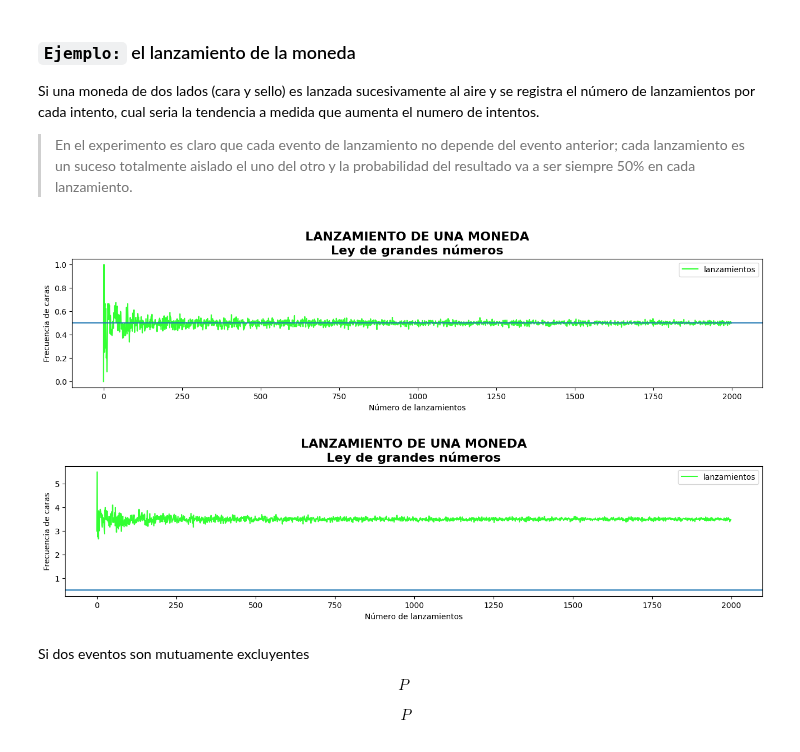
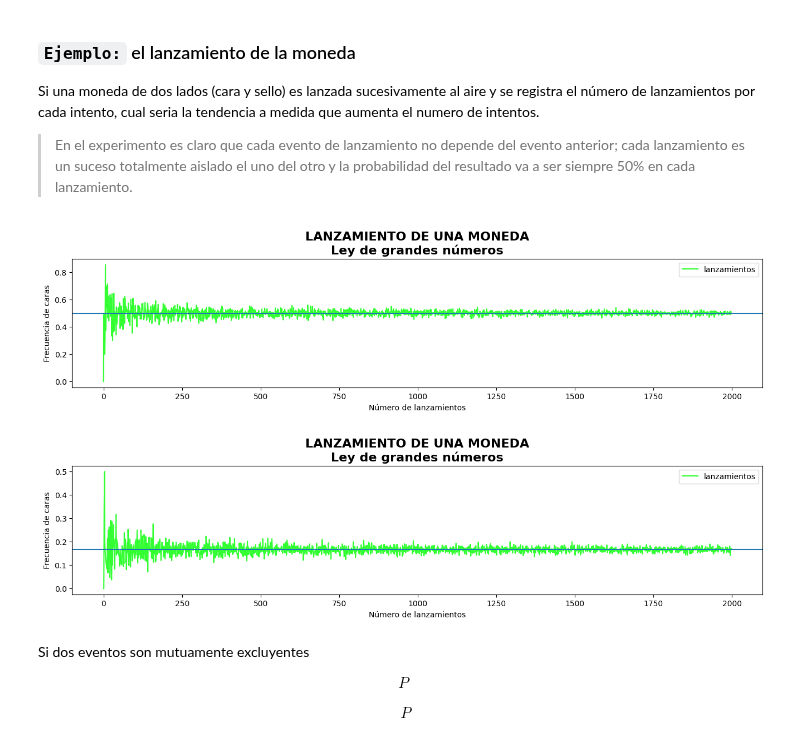
Before and after one commit to GiancarloBenavides/Telematics, a Jupyter notebook: Jupyter/01_probabilidad.ipynb, the cells around one changed output. Saved outputs shown, nothing was run; the diff lists cells and outputs as text; code cells hidden in the pictures.

```diff
--- a/Jupyter/01_probabilidad.ipynb
+++ b/Jupyter/01_probabilidad.ipynb
@@ -125,17 +125,18 @@ Si una moneda de dos lados (cara y sello) es lanzada sucesivamente al aire y se
 > En el experimento es claro que cada evento de lanzamiento no depende del evento anterior; cada lanzamiento es un suceso totalmente aislado el uno del otro y la probabilidad del resultado va a ser siempre 50% en cada lanzamiento.
 # %%
 # Matriz de resultados vacía;
-resultados = []
+promedios = []
 
-# llenamos la matriz con números aleatorios
-for lanzamiento in range(1,2000):
+# Llenamos la matriz con números aleatorios
+for lanzamiento in range(1, 2000):
     # cara=1 sello=0
-    lanzamiento = np.random.choice([0,1], lanzamiento)
-    caras = lanzamiento.mean()
-    resultados.append(caras)
+    resultado = np.random.choice([0,1], lanzamiento)
+    # promedio = caras/(sellos + caras)
+    promedio_caras = resultado.mean()
+    promedios.append(promedio_caras)
 
 # Dataframe
-df = pd.DataFrame({ 'lanzamientos' : resultados})
+df = pd.DataFrame({'lanzamientos':promedios})
 
 # Gráfica
 df.plot(color="#33FF33",figsize=(16, 3))
@@ -145,29 +146,31 @@ plt.xlabel("Número de lanzamientos")
 plt.ylabel("Frecuencia de caras")
 plt.show()
 # %% [output]
-[figure, old version]
+[figure, new version]
 # %%
+# Cara seleccionada
+cara = 6
 # Matriz de resultados vacía;
-resultados = []
+promedios = []
 
 # llenamos la matriz con números aleatorios
 for lanzamiento in range(1,2000):
-    lanzamiento = np.random.choice([1,2,3,4,5,6], lanzamiento)
-    caras = lanzamiento.mean()
-    resultados.append(caras)
+    resultado = np.random.choice([1,2,3,4,5,6], lanzamiento)
+    promedio_aciertos = len(list(filter(lambda x: (x == 6), resultado))) / len(resultado)
+    promedios.append(promedio_aciertos)
 
 # Dataframe
-df = pd.DataFrame({ 'lanzamientos' : resultados})
+df = pd.DataFrame({'lanzamientos':promedios})
 
 # Gráfica
 df.plot(color="#33FF33",figsize=(16, 3))
 plt.title("Lanzamiento de una moneda\n".upper() + "Ley de grandes números", fontsize=16, fontweight="bold")
-plt.axhline(0.5)
+plt.axhline(1/6)
 plt.xlabel("Número de lanzamientos")
 plt.ylabel("Frecuencia de caras")
 plt.show()
 # %% [output]
-[figure, old version]
+[figure, new version]
 # %% [markdown]
 Si dos eventos son mutuamente excluyentes
 
```
